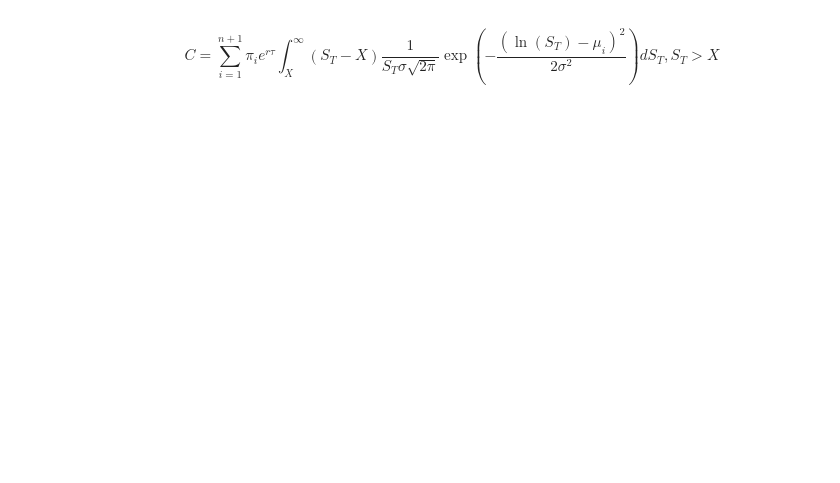
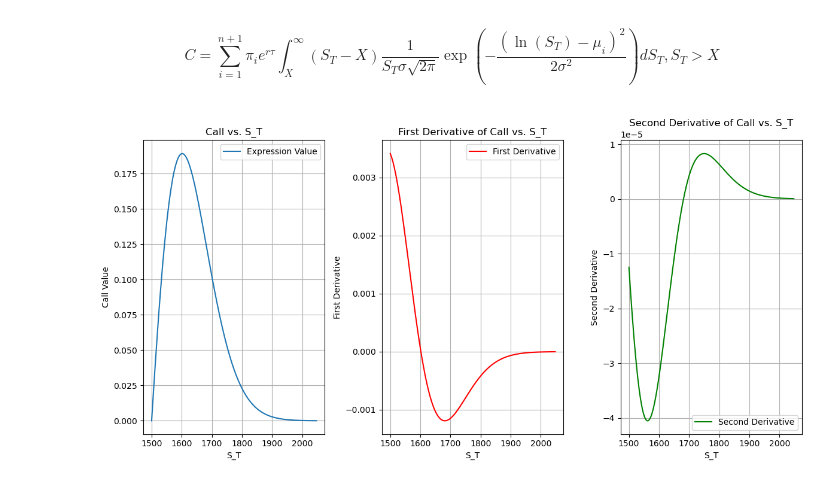
Before and after one commit to Phoenizard/BS_Opt, a Jupyter notebook: notebooks/Simulate_Greek_hq.ipynb, the cells around one changed output. Saved outputs shown, nothing was run; the diff lists cells and outputs as text; code cells hidden in the pictures; blank space fills up the shorter version.

Commit message:
add gamma of Call option

```diff
--- a/notebooks/Simulate_Greek_hq.ipynb
+++ b/notebooks/Simulate_Greek_hq.ipynb
@@ -63,0 +11,94 @@ def calculate_and_plot_expression(pi, mu, sigma, X, r, tau, S_T_max, num_points=
+# %%
+import torch
+import matplotlib.pyplot as plt
+import numpy as np
+
+n = 25
+# 从1000-1700均匀取25个数
+X = np.linspace(1000, 1700, n)
+T = 30
+r = 1.045
+d = 0.025
+ST = 1365
+tau = T / 365
+sigma_1000 = 0.2  # 当 X = 1000 时的波动率
+sigma_1700 = 0.4  # 当 X = 1700 时的波动率
+sigma = 0.071
+
+mu = np.array([
+    7.304438, 6.7510858, 6.527021, 6.7932367, 6.734221, 6.7011895, 6.7597446,
+    6.5170727, 6.506393, 6.7674537, 6.7137303, 6.5049725, 6.77777, 6.6301975,
+    6.793338, 6.758752, 6.790524, 6.708569, 6.7933884, 6.745955, 6.7654552,
+    6.547952, 6.776112, 6.507636, 6.780764, 6.7776117
+])
+
+pi = np.array([
+    9.9999881e-01, 1.0457891e-06, 1.0216021e-06, 1.0415544e-06, 1.0014400e-06,
+    1.0022793e-06, 1.0019197e-06, 1.0223490e-06, 1.0255023e-06, 1.0019344e-06,
+    1.0026789e-06, 1.0265527e-06, 1.0012577e-06, 1.0474204e-06, 1.0439570e-06,
+    1.4021799e-05, 1.0166247e-06, 1.0011702e-06, 1.0444188e-06, 1.0019169e-06,
+    1.0011807e-06, 1.0467658e-06, 1.0012585e-06, 1.0461144e-06, 1.0441209e-06,
+    1.0015023e-06
+])
+
+def calculate_and_plot_expression(pi, mu, sigma, X, r, tau, S_T_max, num_points=200):
+    pi = torch.tensor(pi, dtype=torch.float32)
+    mu = torch.tensor(mu, dtype=torch.float32)
+    sigma = torch.tensor(sigma, dtype=torch.float32)
+    X = torch.tensor(X, dtype=torch.float32)
+    r = torch.tensor(r, dtype=torch.float32)
+    tau = torch.tensor(tau, dtype=torch.float32)
+
+    # Define the range for S_T
+    S_T_range = torch.linspace(X, S_T_max, num_points)
+    S_T_range.requires_grad_(True)
+
+    # Calculate the expression
+    expression_values = torch.zeros(num_points)
+    for i in range(len(pi)):
+        part1 = (S_T_range - X) / (S_T_range * sigma * torch.sqrt(torch.tensor(2 * np.pi)))
+        part2 = torch.exp(-((torch.log(S_T_range) - mu[i])**2) / (2 * sigma**2))
+        expression = pi[i] * part1 * part2 * torch.exp(-r * tau)
+        expression_values = expression_values + expression
+
+    # Compute the first derivative
+    gradients = torch.autograd.grad(expression_values.sum(), S_T_range, create_graph=True)[0]
+
+    # Compute the second derivative
+    double_gradients = torch.autograd.grad(gradients.sum(), S_T_range)[0]
+
+    # Plot the results
+    plt.figure(figsize=(12, 6))
+
+    plt.subplot(1, 3, 1)
+    plt.plot(S_T_range.detach().numpy(), expression_values.detach().numpy(), label='Expression Value')
+    plt.title('Call vs. S_T')
+    plt.xlabel('S_T')
+    plt.ylabel('Call Value')
+    plt.grid(True)
+    plt.legend()
+
+    plt.subplot(1, 3, 2)
+    plt.plot(S_T_range.detach().numpy(), gradients.detach().numpy(), label='First Derivative', color='red')
+    plt.title('First Derivative of Call vs. S_T')
+    plt.xlabel('S_T')
+    plt.ylabel('First Derivative')
+    plt.grid(True)
+    plt.legend()
+
+    plt.subplot(1, 3, 3)
+    plt.plot(S_T_range.detach().numpy(), double_gradients.detach().numpy(), label='Second Derivative', color='green')
+    plt.title('Second Derivative of Call vs. S_T')
+    plt.xlabel('S_T')
+    plt.ylabel('Second Derivative')
+    plt.grid(True)
+    plt.legend()
+
+    plt.tight_layout()
+    plt.show()
+
+    return expression_values, gradients, double_gradients
+
+calculate_and_plot_expression(pi, mu, sigma, 1500, r, tau, 1.5*ST)
+# %% [output]
+[figure, added]
```
Also changed, not shown: parts of 2 cells of this notebook, 2 other files.
